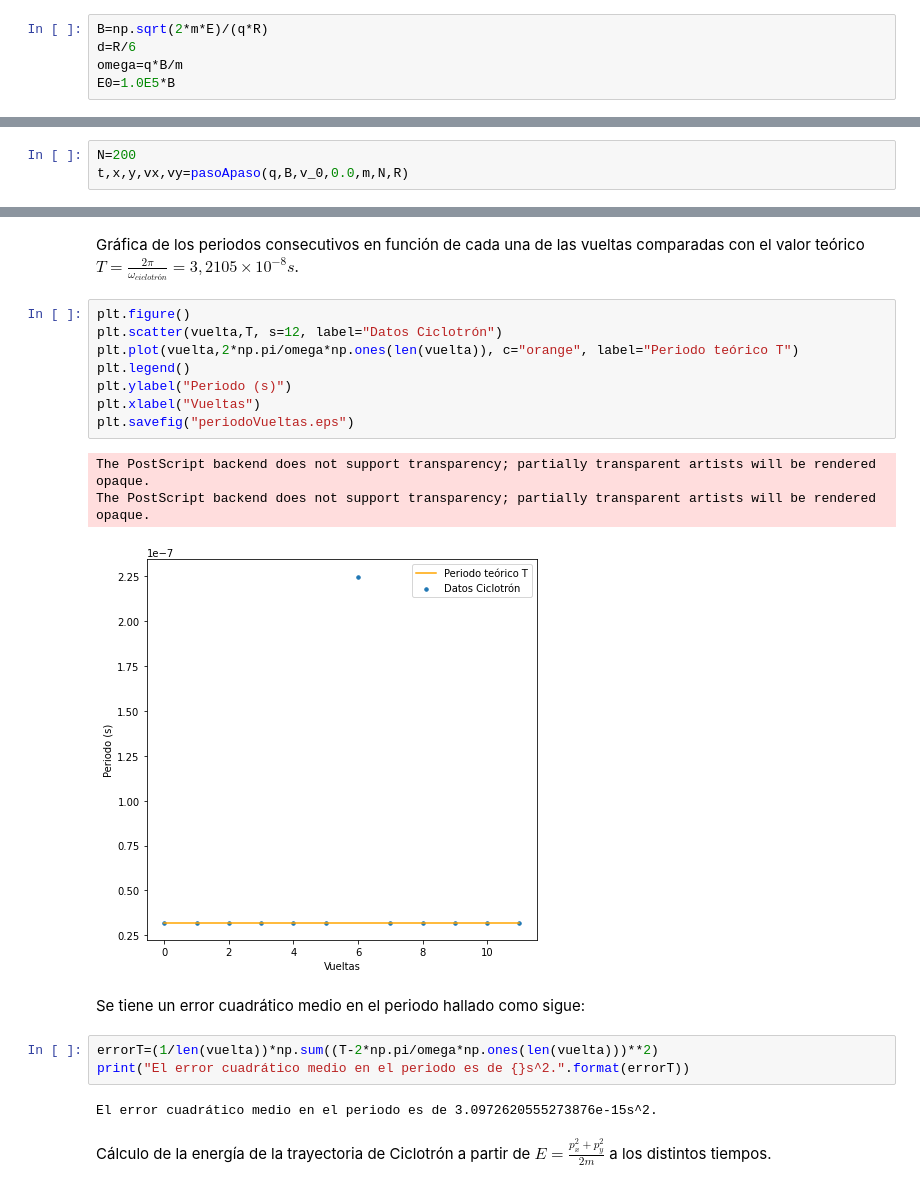
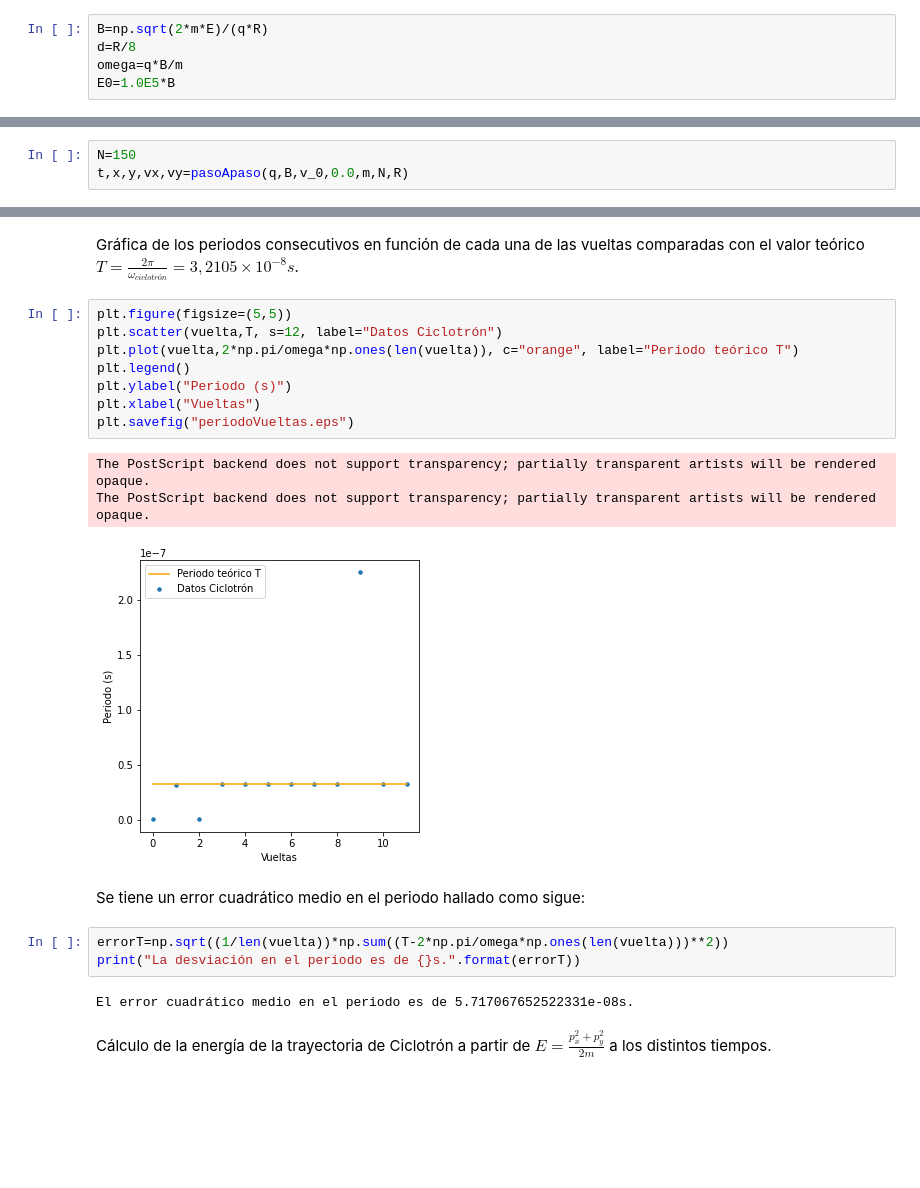
Before and after one commit to SantiagoBeltran/Trabajo2_Aceleradores, a Jupyter notebook: Ciclotron.ipynb, the cells around one changed output, grey strips where cells are left out. Drawn from its saved outputs; the diff is of its cells as text; blank space fills up the shorter version.

```diff
--- a/Ciclotron.ipynb
+++ b/Ciclotron.ipynb
@@ -15,7 +15,7 @@ v_0=4E6
 Cálculo del campo magnético $B$ perpendicular aplicado, distancia $d$ entre las D's del cilotrón, frecuencia de ciclotrón $\omega_{ciclotrón}$ y campo eléctrico máximo aplicado $E_0$ entre las D's.
 # %%
 B=np.sqrt(2*m*E)/(q*R)
-d=R/6
+d=R/8
 omega=q*B/m
 E0=1.0E5*B
 # %% [markdown]
@@ -58,5 +58,5 @@ def pasoApaso(q,B,v_0,theta_0,m,N,R):
 # %% [markdown]
 Cálculo de la trayectoria del protón con los datos experimentales dados y con pasos de tiempo $dt=\frac{2\pi}{N\omega_{ciclotrón}}$.
 # %%
-N=200
+N=150
 t,x,y,vx,vy=pasoApaso(q,B,v_0,0.0,m,N,R)
@@ -138,24 +140,24 @@ array([ 0,  1,  2,  3,  4,  5,  6,  7,  8,  9, 10, 11])
 # %% [markdown]
 Gráfica de los periodos consecutivos en función de cada una de las vueltas comparadas con el valor teórico $T=\frac{2\pi}{\omega_{ciclotrón}}=3,2105\times 10^{-8}s$.
 # %%
-plt.figure()
+plt.figure(figsize=(5,5))
 plt.scatter(vuelta,T, s=12, label="Datos Ciclotrón")
 plt.plot(vuelta,2*np.pi/omega*np.ones(len(vuelta)), c="orange", label="Periodo teórico T")
 plt.legend()
 plt.ylabel("Periodo (s)")
 plt.xlabel("Vueltas")
 plt.savefig("periodoVueltas.eps")
 # %% [output]
 The PostScript backend does not support transparency; partially transparent artists will be rendered opaque.
 The PostScript backend does not support transparency; partially transparent artists will be rendered opaque.
-[figure, old version]
+[figure, new version]
 # %% [markdown]
 Se tiene un error cuadrático medio en el periodo hallado como sigue:
 # %%
-errorT=(1/len(vuelta))*np.sum((T-2*np.pi/omega*np.ones(len(vuelta)))**2)
-print("El error cuadrático medio en el periodo es de {}s^2.".format(errorT))
+errorT=np.sqrt((1/len(vuelta))*np.sum((T-2*np.pi/omega*np.ones(len(vuelta)))**2))
+print("La desviación en el periodo es de {}s.".format(errorT))
 # %% [output]
-El error cuadrático medio en el periodo es de 3.0972620555273876e-15s^2.
+El error cuadrático medio en el periodo es de 5.717067652522331e-08s.
 # %% [markdown]
 Cálculo de la energía de la trayectoria de Ciclotrón a partir de $E=\frac{p_x^2+p_y^2}{2m}$ a los distintos tiempos.
 # %%
```
Also changed, not shown: parts of 8 cells of this notebook.
